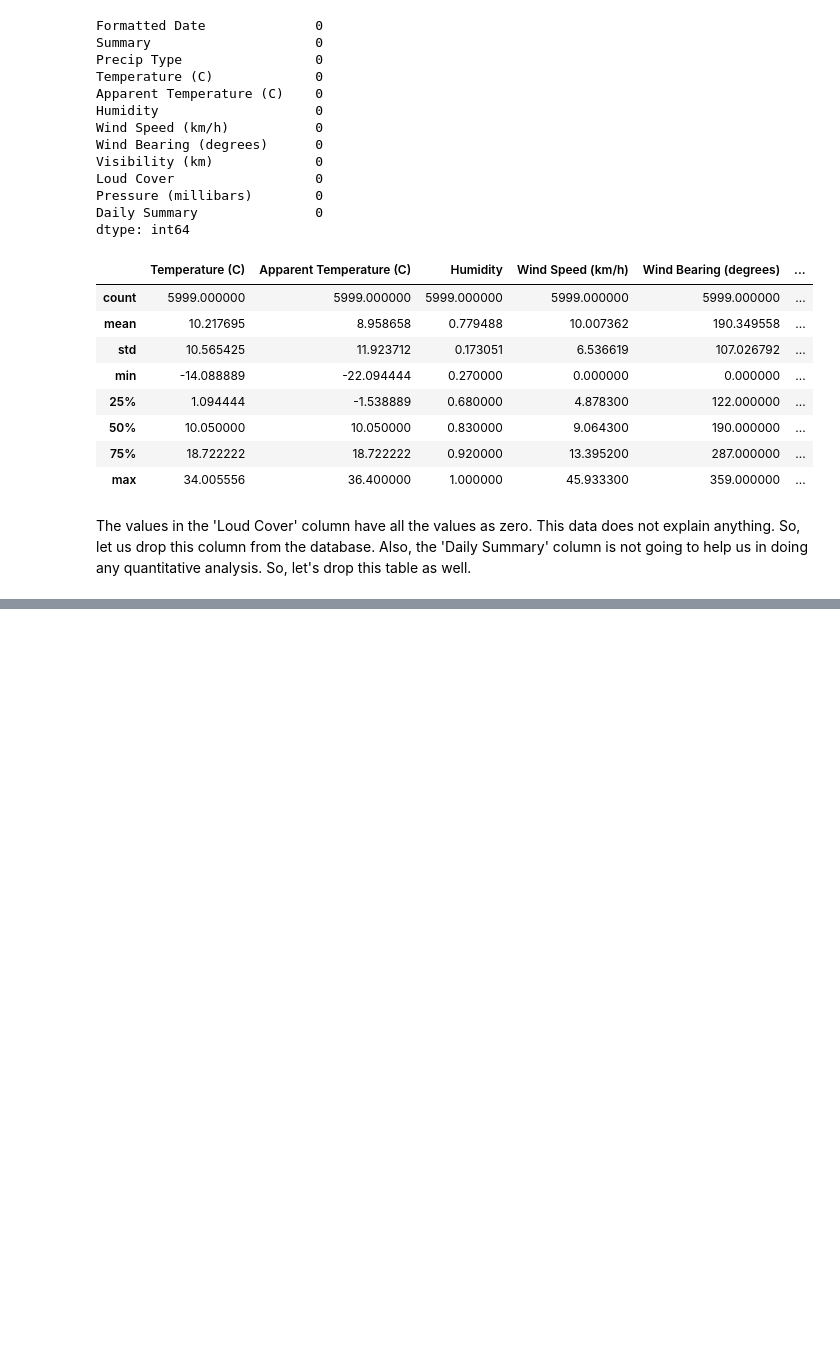
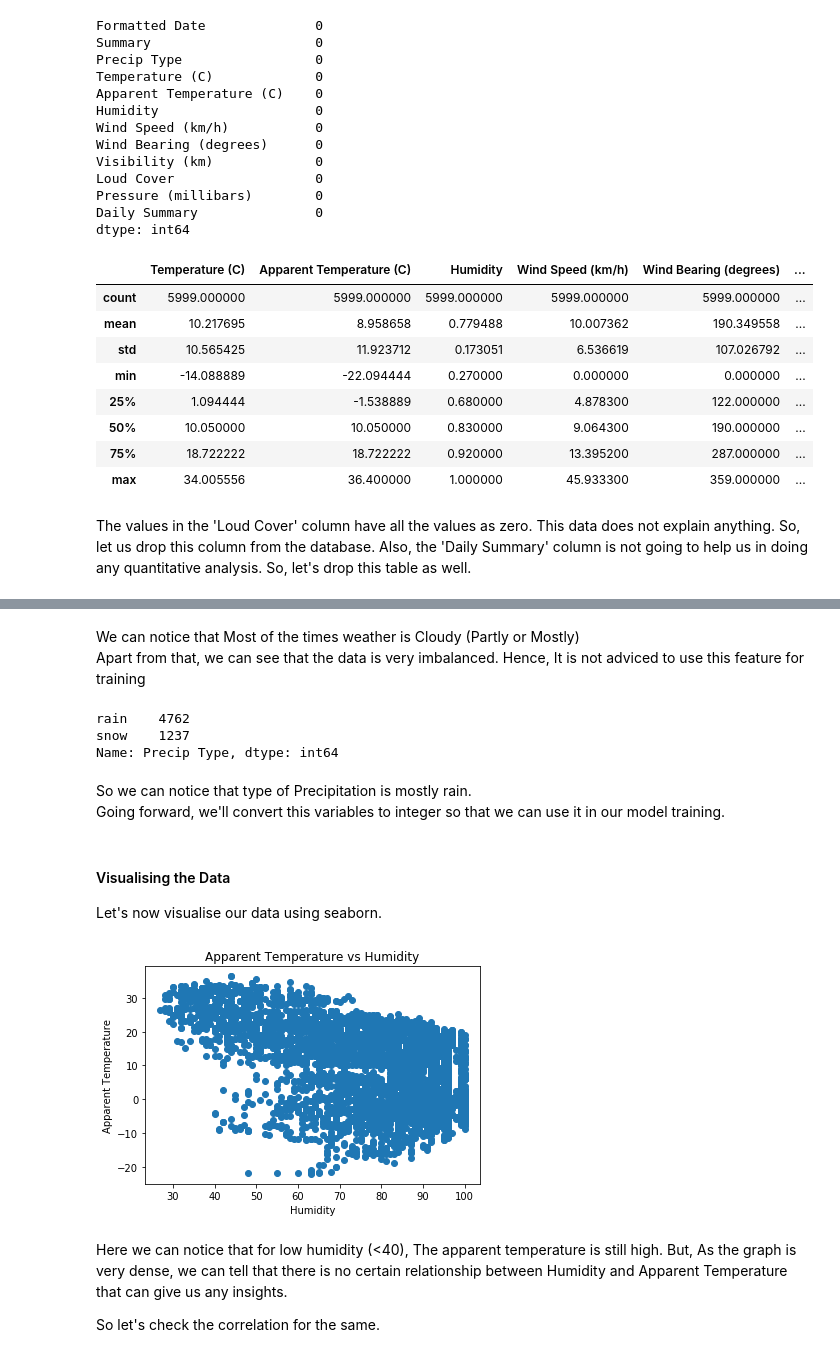
Before and after one commit to SrajanKumarShukla/Apparent-Temperature-Prediction, a Jupyter notebook: Apparent-Temperature-Prediction.ipynb, the cells around one changed output, grey strips where cells are left out. Saved outputs shown, nothing was run; the diff lists cells and outputs as text; code cells hidden in the pictures; blank space fills up the shorter version.

```diff
--- a/Apparent-Temperature-Prediction.ipynb
+++ b/Apparent-Temperature-Prediction.ipynb
@@ -102,0 +123,34 @@ weather_data.head()
+# %% [markdown]
+We can notice that Most of the times weather is Cloudy (Partly or Mostly)
+<br>
+Apart from that, we can see that the data is very imbalanced. Hence, It is not adviced to use this feature for training
+# %%
+# Precipitation is water released from clouds in the form of rain, freezing rain, sleet, snow, or hail.
+# Here we have only two types: rain and snow
+weather_data['Precip Type'].astype('category').value_counts()
+# %% [output]
+rain    4762
+snow    1237
+Name: Precip Type, dtype: int64
+# %% [markdown]
+So we can notice that type of Precipitation is mostly rain.
+<br>
+Going forward, we'll convert this variables to integer so that we can use it in our model training.
+# %% [markdown]
+#### Visualising the Data
+Let's now visualise our data using seaborn.
+# %%
+apparent_temp_df = pd.DataFrame(weather_data['Apparent Temperature (C)'])
+humidity_df = pd.DataFrame(weather_data['Humidity'] * 100)
+plt.scatter(humidity_df, apparent_temp_df)
+plt.xlabel("Humidity")
+plt.ylabel("Apparent Temperature")
+plt.title("Apparent Temperature vs Humidity")
+plt.show()
+# %% [output]
+[figure, added]
+# %% [markdown]
+Here we can notice that for low humidity (<40), The apparent temperature is still high.
+But, As the graph is very dense, we can tell that there is no certain relationship between Humidity and Apparent Temperature that can give us any insights.
+
+So let's check the correlation for the same.
```
Also changed, not shown: parts of 18 cells of this notebook.
